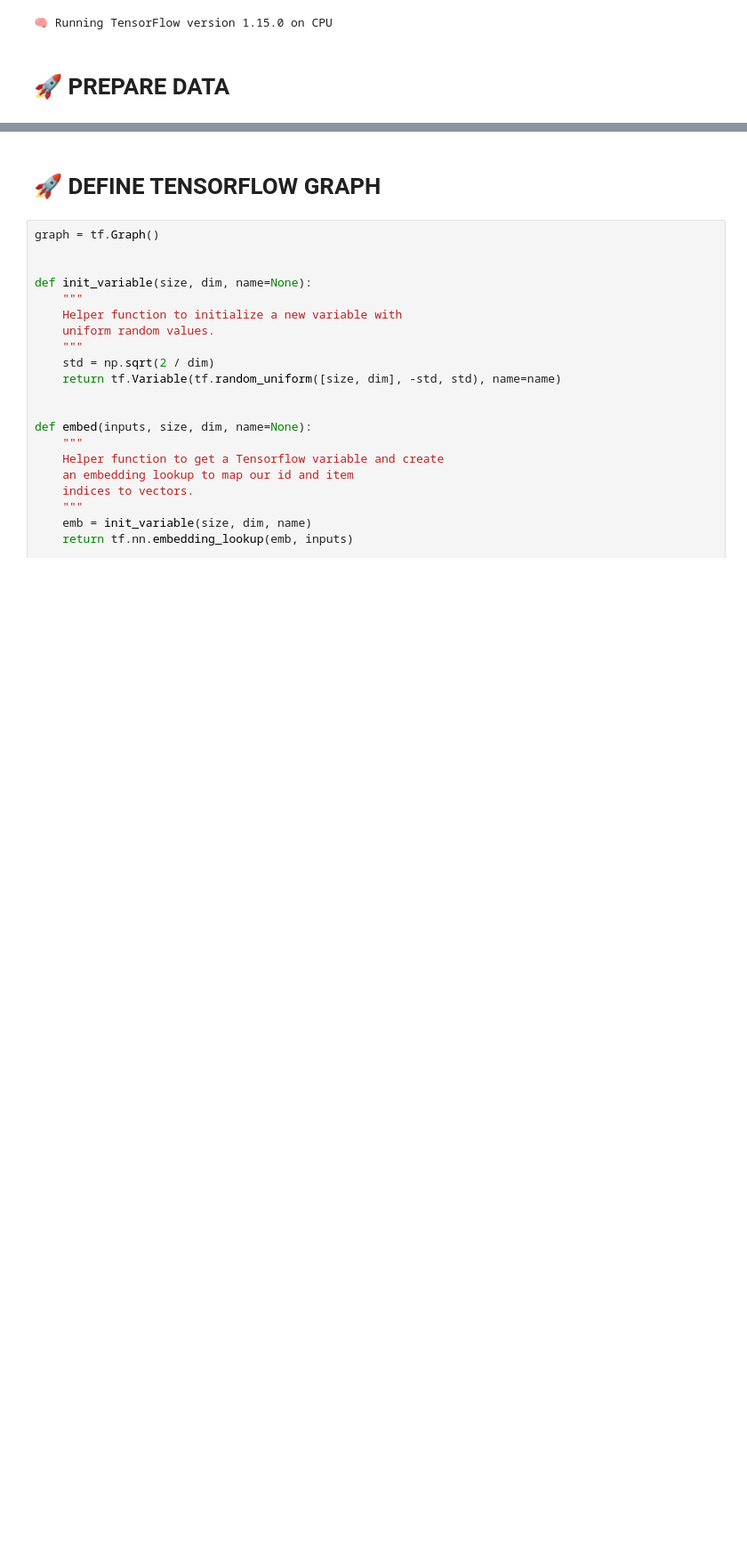
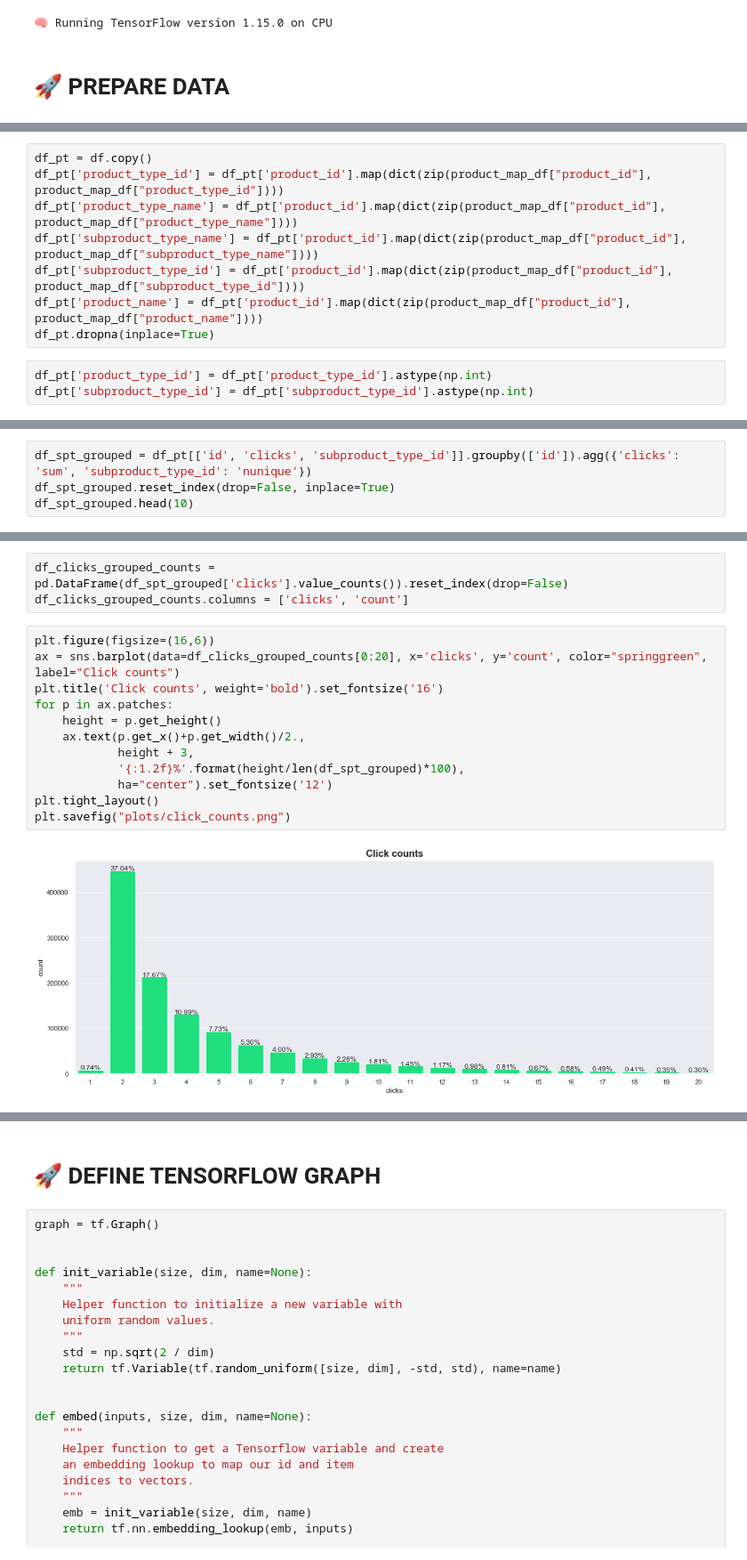
Before and after one commit to marnixkoops/bayesian-personalized-ranking, a Jupyter notebook: bayesian-personalized-ranking.ipynb, the cells around one changed output, grey strips where cells are left out. Shown: that part at 89% size. Drawn from its saved outputs; the diff is of its cells as text; blank space fills up the shorter version.

```diff
--- a/bayesian-personalized-ranking.ipynb
+++ b/bayesian-personalized-ranking.ipynb
@@ -84,0 +113,11 @@ df.head(3)
+# %%
+df_pt = df.copy()
+df_pt['product_type_id'] = df_pt['product_id'].map(dict(zip(product_map_df["product_id"], product_map_df["product_type_id"])))
+df_pt['product_type_name'] = df_pt['product_id'].map(dict(zip(product_map_df["product_id"], product_map_df["product_type_name"])))
+df_pt['subproduct_type_name'] = df_pt['product_id'].map(dict(zip(product_map_df["product_id"], product_map_df["subproduct_type_name"])))
+df_pt['subproduct_type_id'] = df_pt['product_id'].map(dict(zip(product_map_df["product_id"], product_map_df["subproduct_type_id"])))
+df_pt['product_name'] = df_pt['product_id'].map(dict(zip(product_map_df["product_id"], product_map_df["product_name"])))
+df_pt.dropna(inplace=True)
+# %%
+df_pt['product_type_id'] = df_pt['product_type_id'].astype(np.int)
+df_pt['subproduct_type_id'] = df_pt['subproduct_type_id'].astype(np.int)
@@ -84,0 +140,4 @@ df.head(3)
+# %%
+df_spt_grouped = df_pt[['id', 'clicks', 'subproduct_type_id']].groupby(['id']).agg({'clicks': 'sum', 'subproduct_type_id': 'nunique'})
+df_spt_grouped.reset_index(drop=False, inplace=True)
+df_spt_grouped.head(10)
@@ -84,0 +156,17 @@ df.head(3)
+# %%
+df_clicks_grouped_counts = pd.DataFrame(df_spt_grouped['clicks'].value_counts()).reset_index(drop=False)
+df_clicks_grouped_counts.columns = ['clicks', 'count']
+# %%
+plt.figure(figsize=(16,6))
+ax = sns.barplot(data=df_clicks_grouped_counts[0:20], x='clicks', y='count', color="springgreen", label="Click counts")
+plt.title('Click counts', weight='bold').set_fontsize('16')
+for p in ax.patches:
+    height = p.get_height()
+    ax.text(p.get_x()+p.get_width()/2.,
+            height + 3,
+            '{:1.2f}%'.format(height/len(df_spt_grouped)*100),
+            ha="center").set_fontsize('12')
+plt.tight_layout()
+plt.savefig("plots/click_counts.png")
+# %% [output]
+[figure, added]
```
Also changed, not shown: parts of 34 cells of this notebook, 2 other files.
